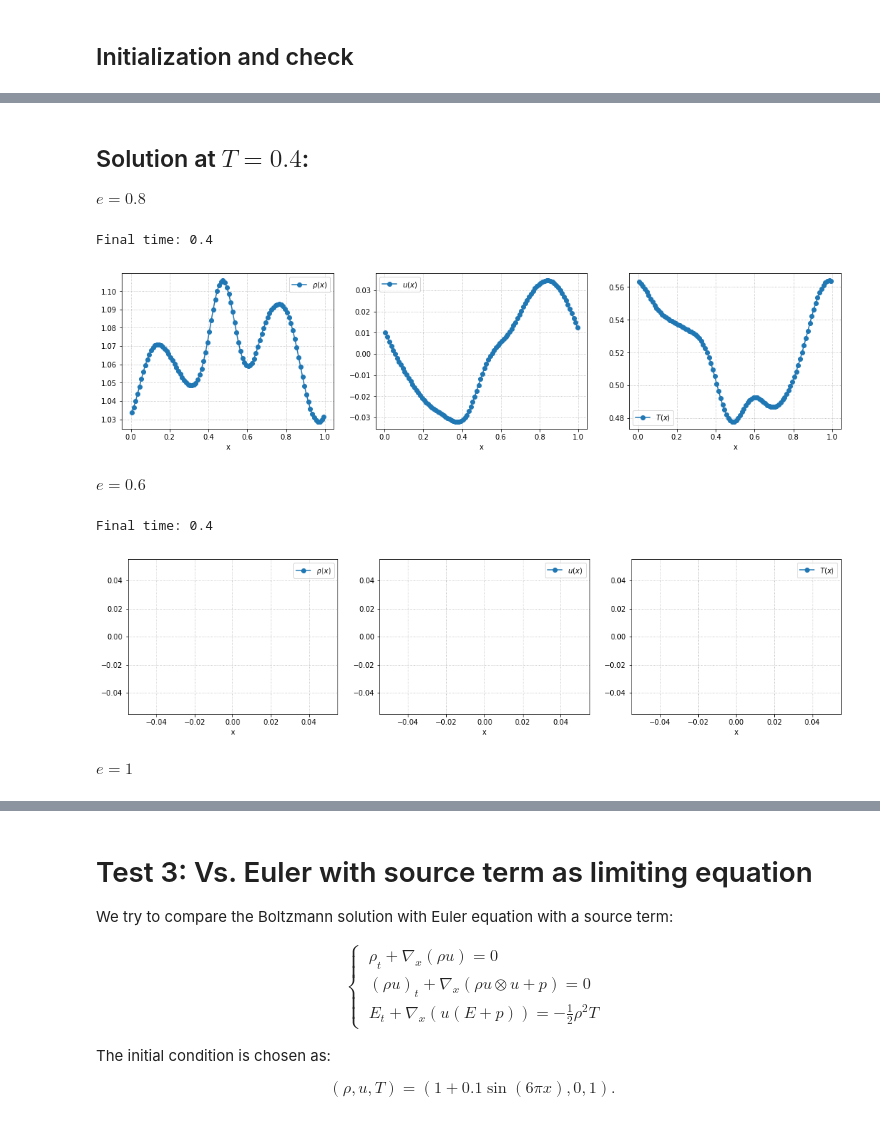
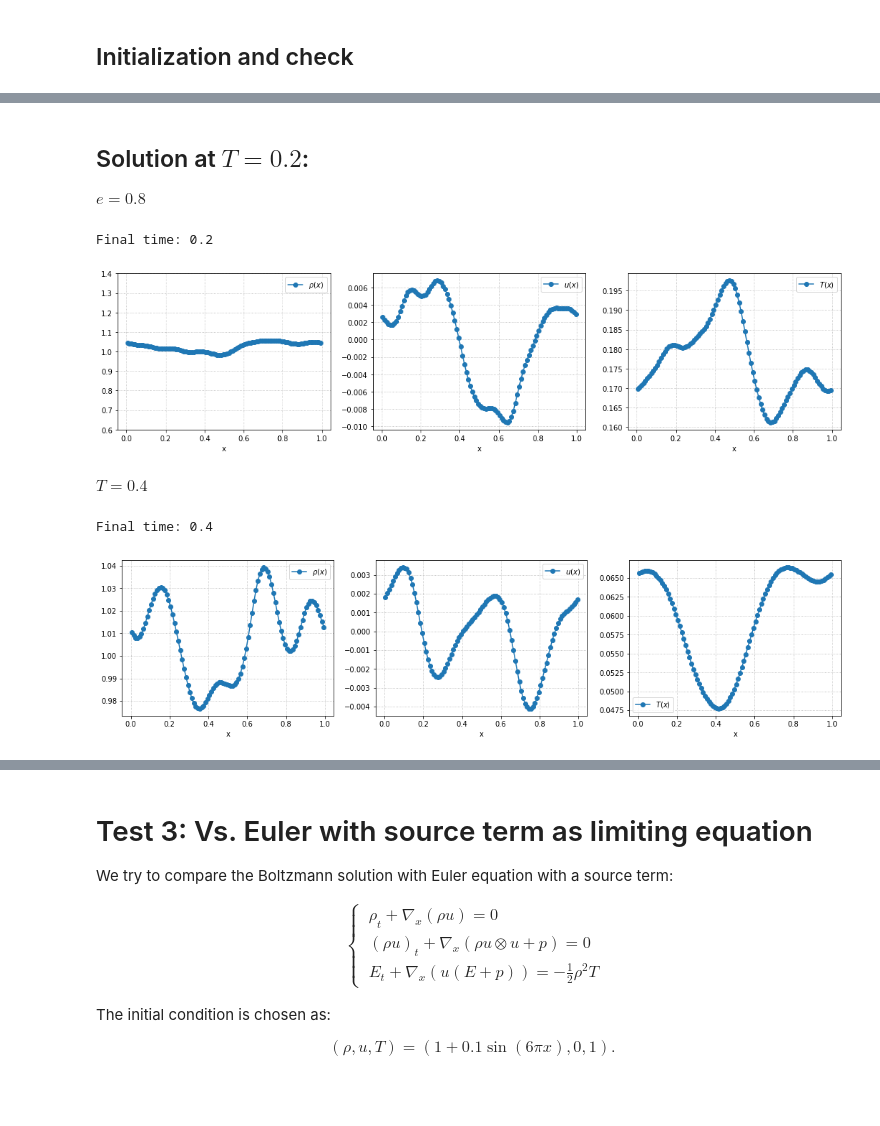
Before and after one commit to Mayuyu/proj-int-inelastic, a Jupyter notebook: main_test.ipynb, the cells around one changed output, grey strips where cells are left out. Saved outputs shown, nothing was run; the diff lists cells and outputs as text; code cells hidden in the pictures; blank space fills up the shorter version.

```diff
--- a/main_test.ipynb
+++ b/main_test.ipynb
@@ -251,8 +251,25 @@ Initial time: 0.4; time step: 0.001
 [interactive output not drawn]
 # %% [markdown]
-## Solution at $T = 0.4$:
+## Solution at $T = 0.2$:
 
 $e = 0.8$
+# %%
+print("Final time: {}".format(soln.t))
+fig, ax = plt.subplots(1, 3, figsize=(18, 4))
+
+ax[0].plot(x, soln.rho, '-o', label=r'$\rho(x)$')
+ax[0].set_ylim(0.6, 1.4)
+ax[1].plot(x, soln.u[0], '-o', label=r'$u(x)$')
+ax[2].plot(x, soln.T, '-o', label=r'$T(x)$')
+for iax in ax:
+    iax.set_xlabel(r'x')
+    iax.legend()
+    iax.grid(which='both',linestyle=':')
+# %% [output]
+Final time: 0.2
+[figure, added]
+# %% [markdown]
+$T=0.4$
 # %%
 print("Final time: {}".format(soln.t))
 fig, ax = plt.subplots(1, 3, figsize=(18, 4))
@@ -266,22 +283,4 @@ for iax in ax:
     iax.grid(which='both',linestyle=':')
 # %% [output]
 Final time: 0.4
-[figure, old version]
+[figure, new version]
-# %% [markdown]
-$e=0.6$
-# %%
-print("Final time: {}".format(soln.t))
-fig, ax = plt.subplots(1, 3, figsize=(18, 4))
-
-ax[0].plot(x, soln.rho, '-o', label=r'$\rho(x)$')
-ax[1].plot(x, soln.u[0], '-o', label=r'$u(x)$')
-ax[2].plot(x, soln.T, '-o', label=r'$T(x)$')
-for iax in ax:
-    iax.set_xlabel(r'x')
-    iax.legend()
-    iax.grid(which='both',linestyle=':')
-# %% [output]
-Final time: 0.4
-[figure, removed]
-# %% [markdown]
-$e=1$
```
Also changed, not shown: parts of 12 cells of this notebook.
